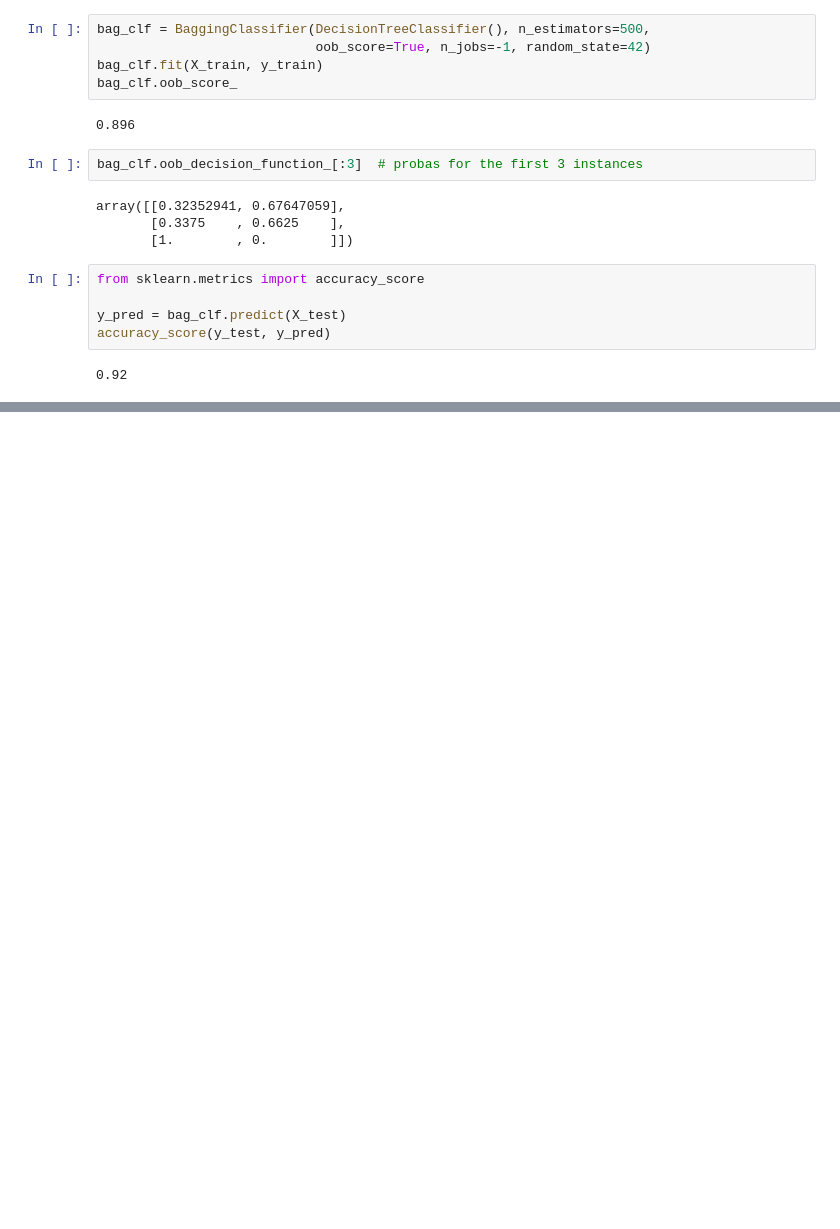
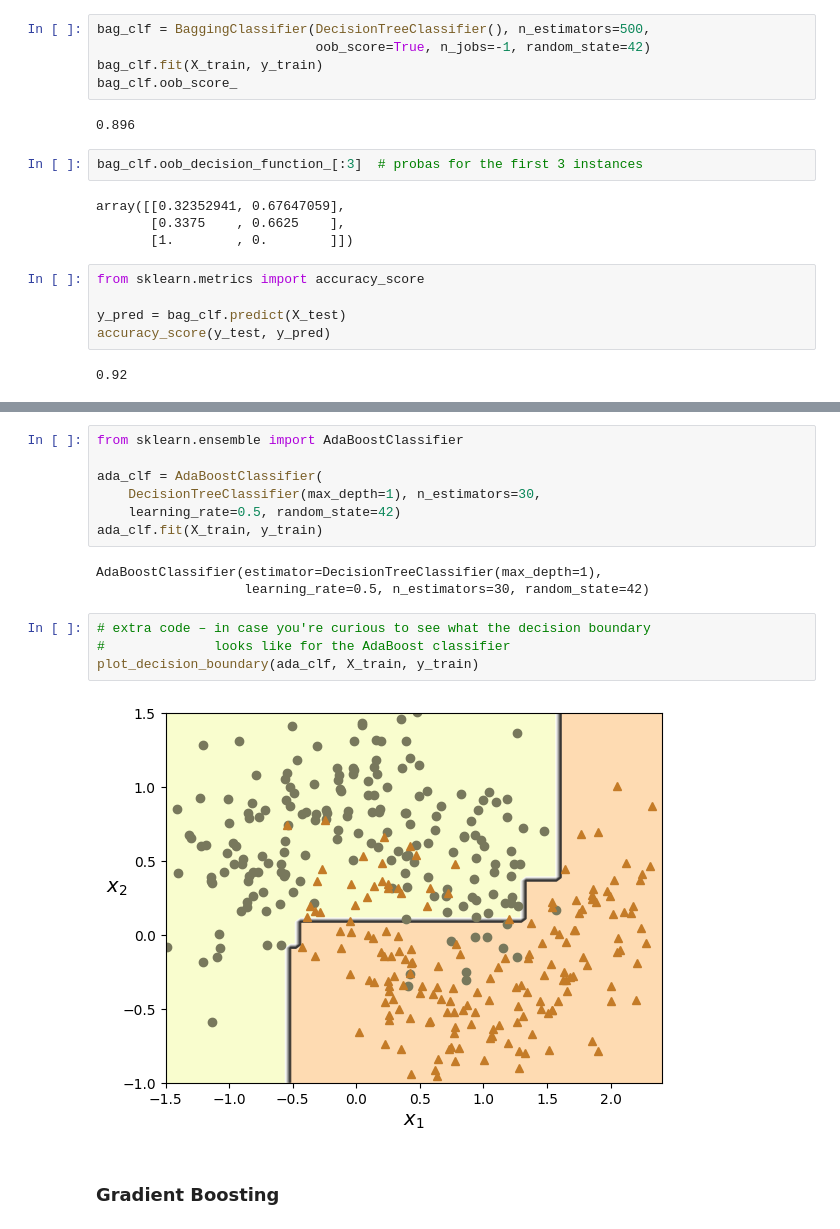
Before and after one commit to slamina-pf/machine_and_deep_learning, a Jupyter notebook: 07_ensemble_learning_and_random_forests.ipynb, the cells around one changed output, grey strips where cells are left out. Saved outputs shown, nothing was run; the diff lists cells and outputs as text; blank space fills up the shorter version.

```diff
--- a/07_ensemble_learning_and_random_forests.ipynb
+++ b/07_ensemble_learning_and_random_forests.ipynb
@@ -168,0 +264,18 @@ accuracy_score(y_test, y_pred)
+# %%
+from sklearn.ensemble import AdaBoostClassifier
+
+ada_clf = AdaBoostClassifier(
+    DecisionTreeClassifier(max_depth=1), n_estimators=30,
+    learning_rate=0.5, random_state=42)
+ada_clf.fit(X_train, y_train)
+# %% [output]
+AdaBoostClassifier(estimator=DecisionTreeClassifier(max_depth=1),
+                   learning_rate=0.5, n_estimators=30, random_state=42)
+# %%
+# extra code – in case you're curious to see what the decision boundary
+#              looks like for the AdaBoost classifier
+plot_decision_boundary(ada_clf, X_train, y_train)
+# %% [output]
+[figure, added]
+# %% [markdown]
+### Gradient Boosting
```
Also changed, not shown: parts of 25 cells of this notebook, 4 other files.
